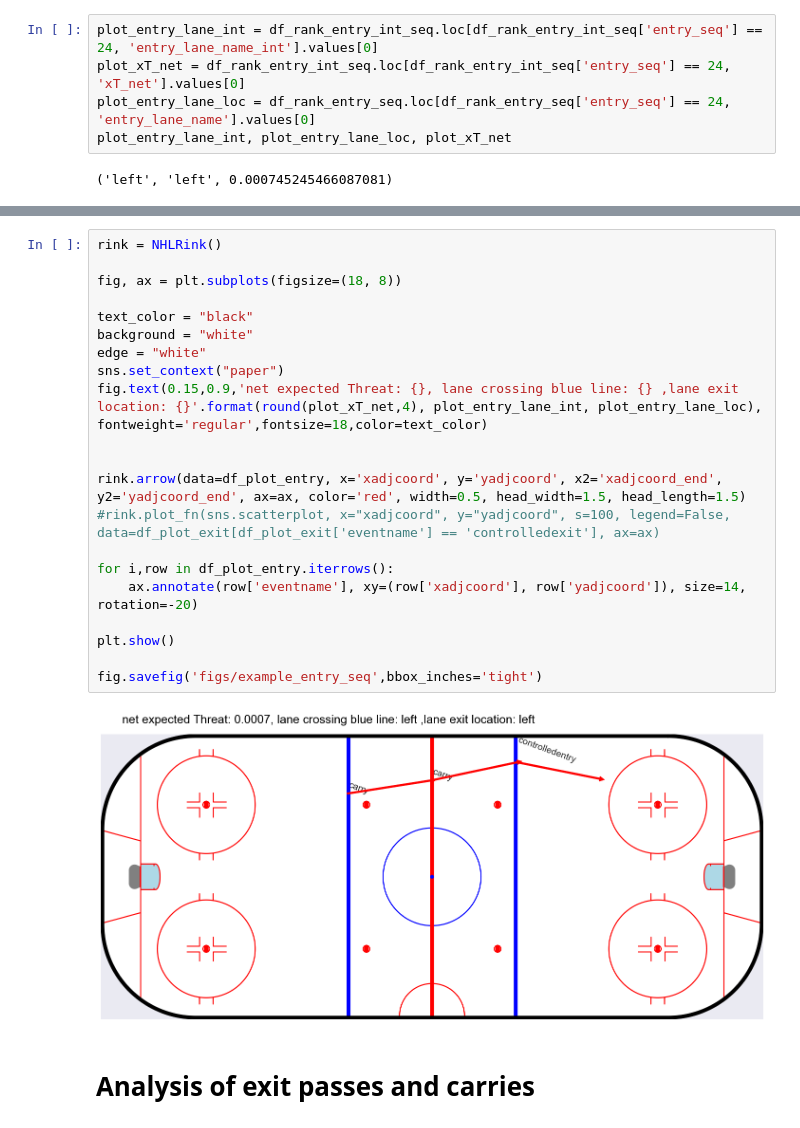
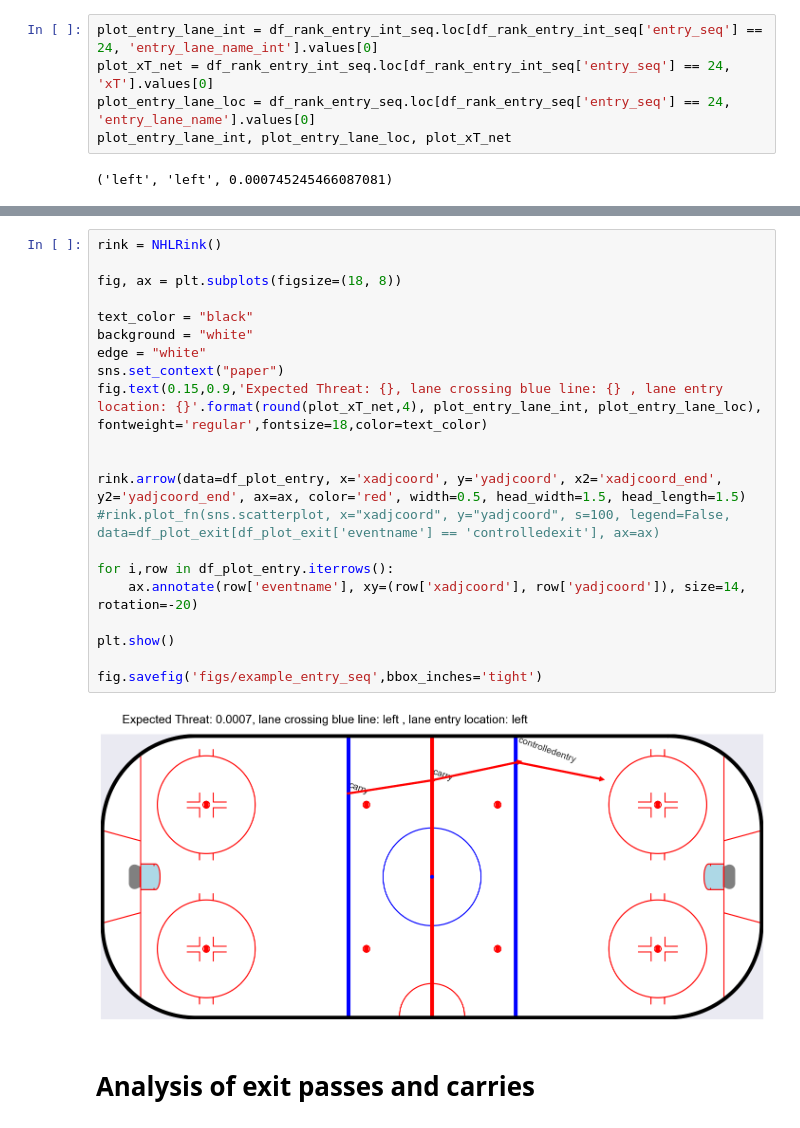
Before and after one commit to priyansh16/Linhac-2024, a Jupyter notebook: controlledEntryAnalytics.ipynb, the cells around one changed output, grey strips where cells are left out. Saved outputs shown, nothing was run; the diff lists cells and outputs as text.

```diff
--- a/controlledEntryAnalytics.ipynb
+++ b/controlledEntryAnalytics.ipynb
@@ -395,7 +395,7 @@ df_plot_entry[['eventname','xadjcoord', 'yadjcoord', 'xadjcoord_end', 'yadjcoord
 | 113 | controlledentry | 25.947151 | 34.958832 | 51.094208 | 29.929420 |
 # %%
 plot_entry_lane_int = df_rank_entry_int_seq.loc[df_rank_entry_int_seq['entry_seq'] == 24, 'entry_lane_name_int'].values[0]
-plot_xT_net = df_rank_entry_int_seq.loc[df_rank_entry_int_seq['entry_seq'] == 24, 'xT_net'].values[0]
+plot_xT_net = df_rank_entry_int_seq.loc[df_rank_entry_int_seq['entry_seq'] == 24, 'xT'].values[0]
 plot_entry_lane_loc = df_rank_entry_seq.loc[df_rank_entry_seq['entry_seq'] == 24, 'entry_lane_name'].values[0]
 plot_entry_lane_int, plot_entry_lane_loc, plot_xT_net
 # %% [output]
@@ -418,26 +418,26 @@ df_plot_entry_point
 # %%
 rink = NHLRink()
 
 fig, ax = plt.subplots(figsize=(18, 8))
 
 text_color = "black"
 background = "white"
 edge = "white"
 sns.set_context("paper")
-fig.text(0.15,0.9,'net expected Threat: {}, lane crossing blue line: {} ,lane exit location: {}'.format(round(plot_xT_net,4), plot_entry_lane_int, plot_entry_lane_loc), fontweight='regular',fontsize=18,color=text_color)
+fig.text(0.15,0.9,'Expected Threat: {}, lane crossing blue line: {} , lane entry location: {}'.format(round(plot_xT_net,4), plot_entry_lane_int, plot_entry_lane_loc), fontweight='regular',fontsize=18,color=text_color)
 
 
 rink.arrow(data=df_plot_entry, x='xadjcoord', y='yadjcoord', x2='xadjcoord_end', y2='yadjcoord_end', ax=ax, color='red', width=0.5, head_width=1.5, head_length=1.5)
 #rink.plot_fn(sns.scatterplot, x="xadjcoord", y="yadjcoord", s=100, legend=False, data=df_plot_exit[df_plot_exit['eventname'] == 'controlledexit'], ax=ax)
 
 for i,row in df_plot_entry.iterrows():
     ax.annotate(row['eventname'], xy=(row['xadjcoord'], row['yadjcoord']), size=14, rotation=-20)
 
 plt.show()
 
 fig.savefig('figs/example_entry_seq',bbox_inches='tight')
 # %% [output]
-[figure, old version]
+[figure, new version]
 # %% [markdown]
 # Analysis of exit passes and carries
 # %%
```
Also changed, not shown: parts of 11 cells of this notebook, 9 other files.
